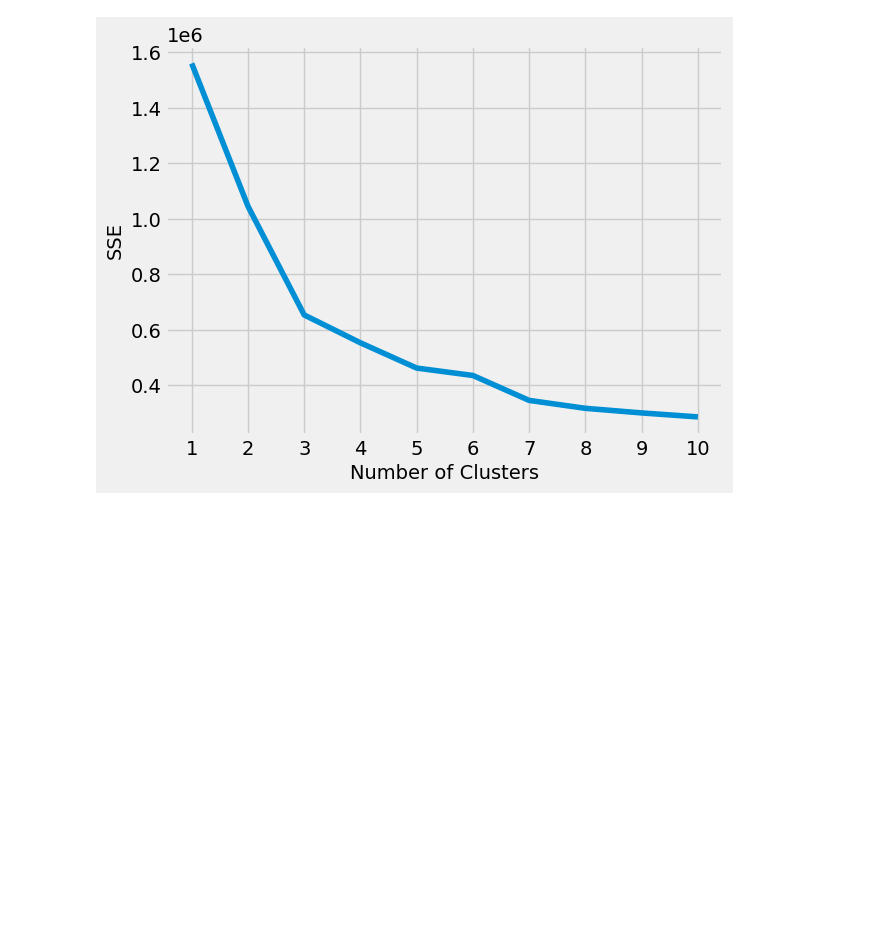
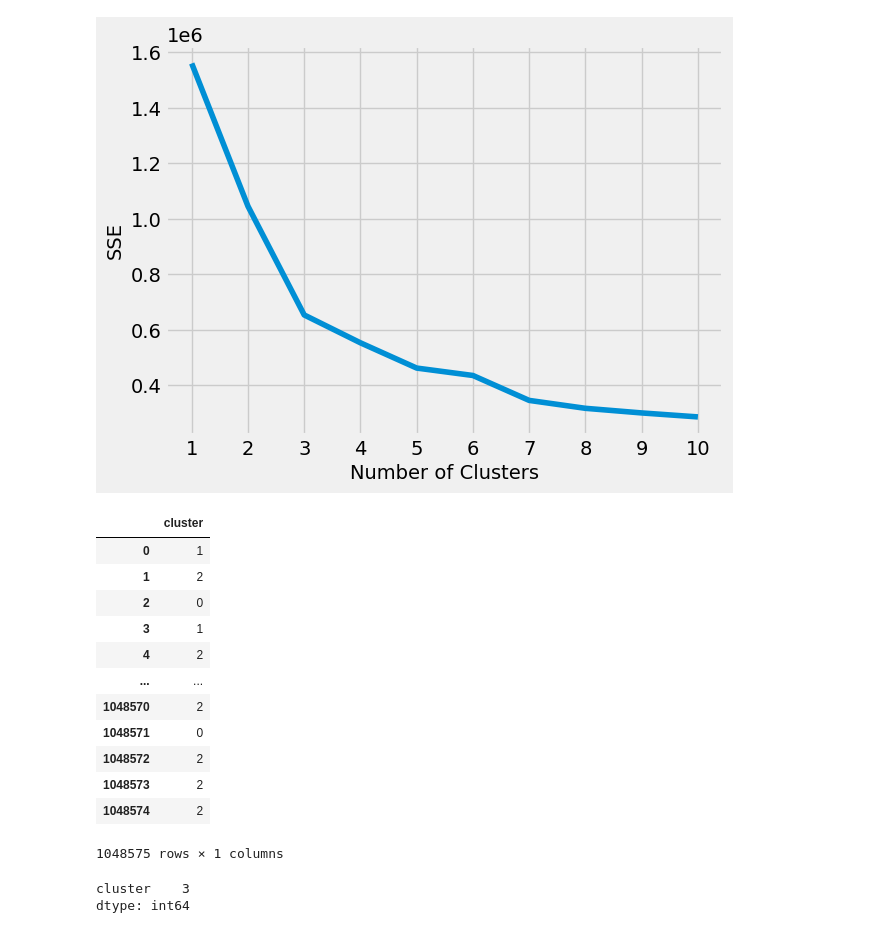
Before and after one commit to andvsilva/sentiment-analysis-deep-learning, a Jupyter notebook: notebooks/clustering.ipynb, the cells around one changed output. Saved outputs shown, nothing was run; the diff lists cells and outputs as text; code cells hidden in the pictures; blank space fills up the shorter version.

```diff
--- a/notebooks/clustering.ipynb
+++ b/notebooks/clustering.ipynb
@@ -327,3 +327,35 @@ plt.ylabel("SSE")
 plt.show()
 # %% [output]
 [figure]
+# %%
+# Convert DataFrame to matrix
+cmatrix = df_covid.values
+# Using sklearn
+kmeans = KMeans(n_clusters=3, random_state=0)
+kmeans.fit(cmatrix)
+# Get cluster assignment labels
+labels = kmeans.labels_
+# Format results as a DataFrame
+results = pd.DataFrame(data=labels, columns=['cluster'], index=df_covid.index)
+results
+
+###>>> STOP HERE - https://scikit-learn.org/stable/auto_examples/cluster/plot_inductive_clustering.html#sphx-glr-auto-examples-cluster-plot-inductive-clustering-py
+# %% [output]
+|  | cluster |
+| 0 | 1 |
+| 1 | 2 |
+| 2 | 0 |
+| 3 | 1 |
+| 4 | 2 |
+| ... | ... |
+| 1048570 | 2 |
+| 1048571 | 0 |
+| 1048572 | 2 |
+| 1048573 | 2 |
+| 1048574 | 2 |
+1048575 rows × 1 columns
+# %%
+results.nunique()
+# %% [output]
+cluster    3
+dtype: int64
```
Also changed, not shown: parts of 2 cells of this notebook.
